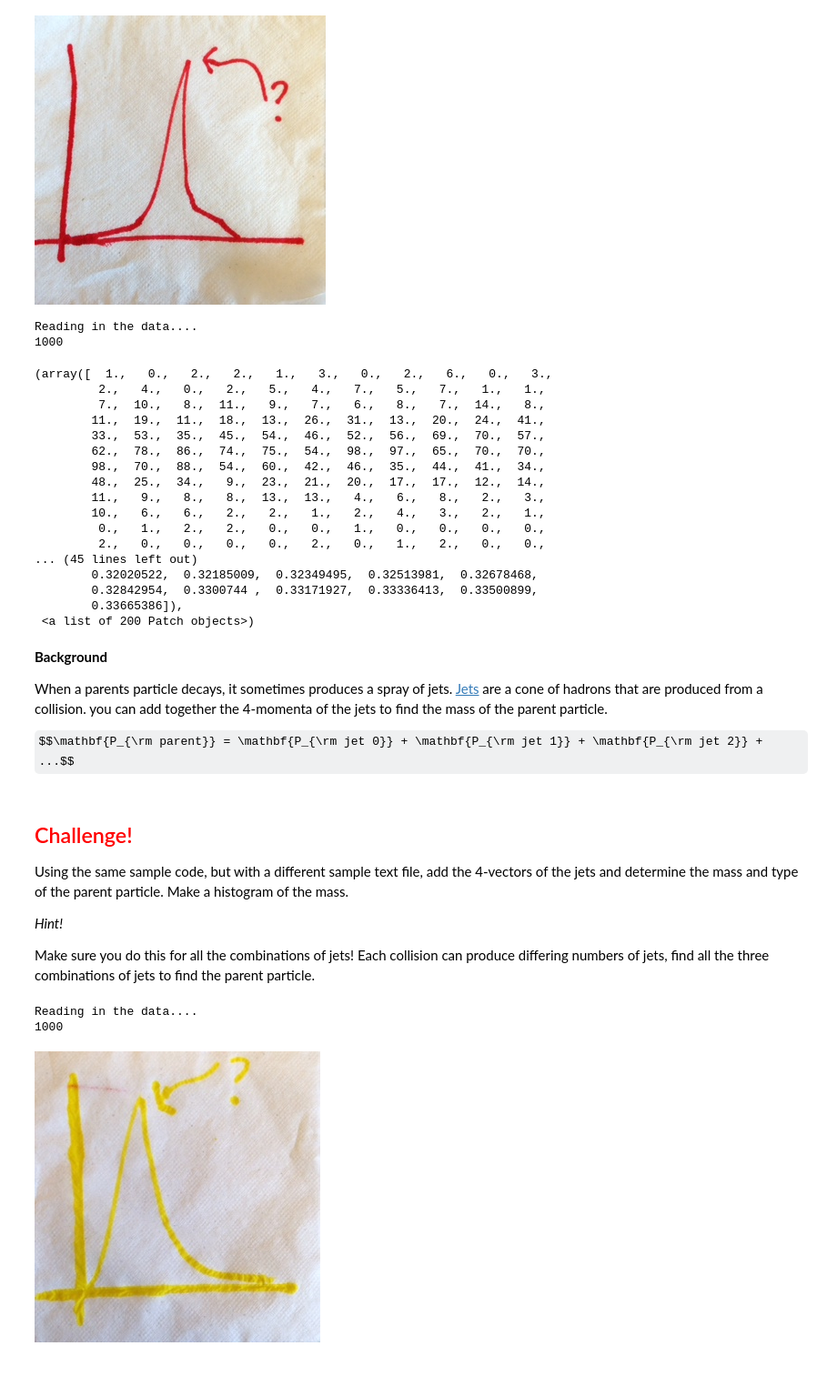
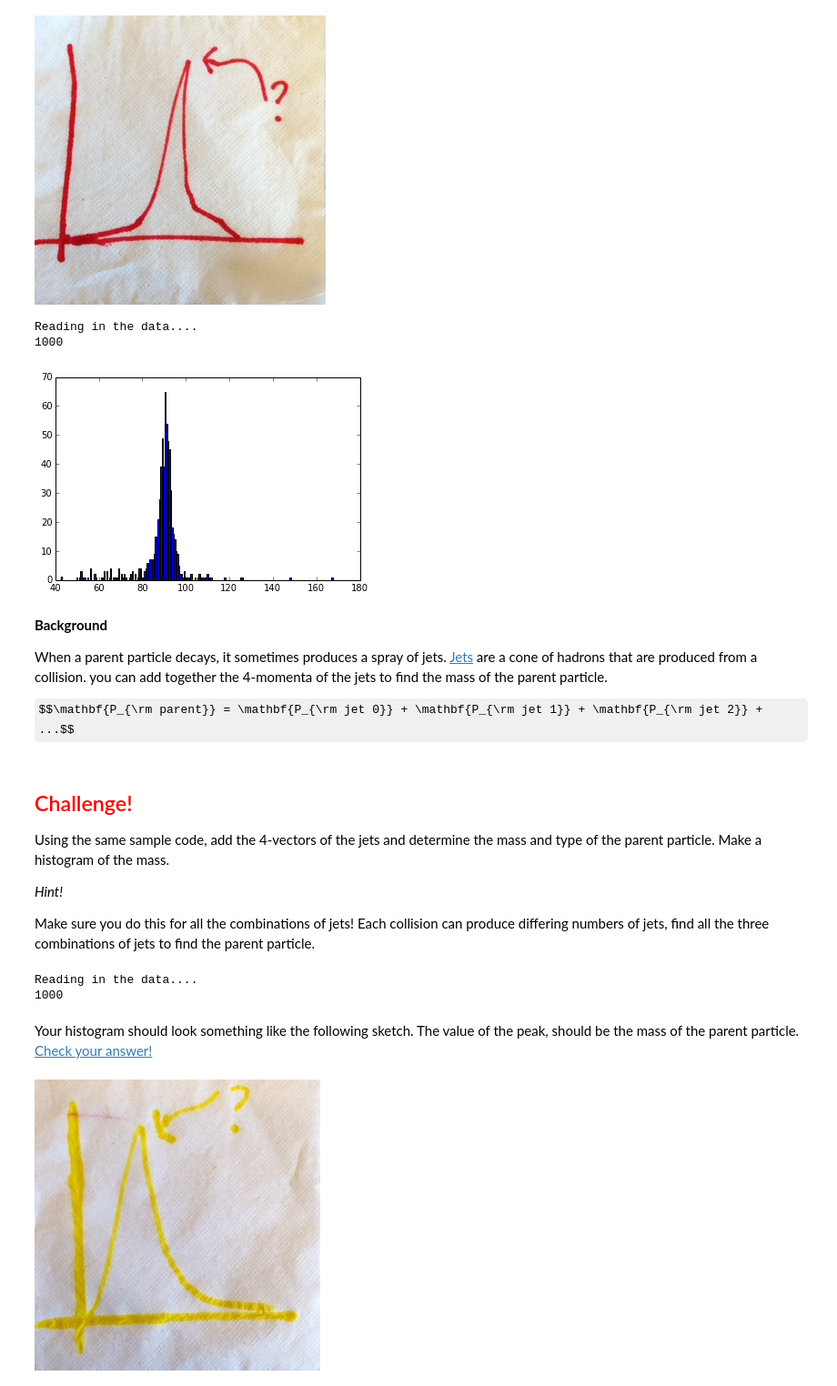
Before and after one commit to mattbellis/Siena_College_Amanda_Depoian, a Jupyter notebook: ppp_exercises/discovering_particles_0.ipynb, the cells around one changed output. Shown at 91% size. Saved outputs shown, nothing was run; the diff lists cells and outputs as text; code cells hidden in the pictures; some formulas as TeX source.

```diff
--- a/ppp_exercises/discovering_particles_0.ipynb
+++ b/ppp_exercises/discovering_particles_0.ipynb
@@ -189,68 +176,51 @@ Image(filename='z_sketch.jpeg')
 # %%
 #Your code here
 inFile = open("mc_dy_1000collisions.dat", "r")
 import cms_tools
+import matplotlib.pylab as plt
+% matplotlib inline
 print "Reading in the data...."
 collisions = cms_tools.get_collisions(inFile)
 
 print len(collisions)
 
-mass0 = []
-mass1 = []
+mass = []
 count = 0
 for collision in collisions:
 
     jets,muons,electrons,photons,met = collision
 
     count += 1
 
 # To find the mass of a muon
 
-    for muon in muons:
-        if len(muons) >= 1:
-            energy0,px0,py0,pz0,charge0 = muon
-            masssq0 = (energy0*energy0) - ((px0*px0) + (py0*py0) + (pz0*pz0))
-            if masssq0 > 0.0:
-                mass0.append(np.sqrt(masssq0))
-        if len(muons) == 2:
-            energy1,px1,py1,pz1,charge1 = muon
-            masssq1 = (energy1*energy1) - ((px1*px1) + (py1*py1) + (pz1*pz1))
-            if masssq1 > 0.0:
-                mass1.append(np.sqrt(masssq1))
-            mass = mass0 + mass1
+
+    if len(muons) == 2:
+
+        energy0,px0,py0,pz0,charge0 = muons[0]
+        energy1,px1,py1,pz1,charge1 = muons[1]
+        masssq = (energy0+energy1)**2 - ((px0+px1)**2 + (py0+py1)**2 + (pz0+pz1)**2)
+        if masssq > 0.0:
+            mass.append(np.sqrt(masssq))
 
 fig = plt.figure()
 plt.hist(mass,bins=200)
+
+plt.show()
 # %% [output]
 Reading in the data....
 1000
-(array([  1.,   0.,   2.,   2.,   1.,   3.,   0.,   2.,   6.,   0.,   3.,
-         2.,   4.,   0.,   2.,   5.,   4.,   7.,   5.,   7.,   1.,   1.,
-         7.,  10.,   8.,  11.,   9.,   7.,   6.,   8.,   7.,  14.,   8.,
-        11.,  19.,  11.,  18.,  13.,  26.,  31.,  13.,  20.,  24.,  41.,
-        33.,  53.,  35.,  45.,  54.,  46.,  52.,  56.,  69.,  70.,  57.,
-        62.,  78.,  86.,  74.,  75.,  54.,  98.,  97.,  65.,  70.,  70.,
-        98.,  70.,  88.,  54.,  60.,  42.,  46.,  35.,  44.,  41.,  34.,
-        48.,  25.,  34.,   9.,  23.,  21.,  20.,  17.,  17.,  12.,  14.,
-        11.,   9.,   8.,   8.,  13.,  13.,   4.,   6.,   8.,   2.,   3.,
-        10.,   6.,   6.,   2.,   2.,   1.,   2.,   4.,   3.,   2.,   1.,
-         0.,   1.,   2.,   2.,   0.,   0.,   1.,   0.,   0.,   0.,   0.,
-         2.,   0.,   0.,   0.,   0.,   2.,   0.,   1.,   2.,   0.,   0.,
-... (45 lines left out)
-        0.32020522,  0.32185009,  0.32349495,  0.32513981,  0.32678468,
-        0.32842954,  0.3300744 ,  0.33171927,  0.33336413,  0.33500899,
-        0.33665386]),
- <a list of 200 Patch objects>)
+[figure, added]
 # %% [markdown]
 <b>Background</b>
 
-When a parents particle decays, it sometimes produces a spray of jets.  <a href="http://en.wikipedia.org/wiki/Jet_(particle_physics)">Jets</a>  are a cone of hadrons that are produced from a collision.  you can add together the 4-momenta of the jets to find the mass of the parent particle.
+When a parent particle decays, it sometimes produces a spray of jets.  <a href="http://en.wikipedia.org/wiki/Jet_(particle_physics)">Jets</a>  are a cone of hadrons that are produced from a collision.  you can add together the 4-momenta of the jets to find the mass of the parent particle.
 
 $$\mathbf{P_{\rm parent}} = \mathbf{P_{\rm jet 0}} + \mathbf{P_{\rm jet 1}} + \mathbf{P_{\rm jet 2}} + ...$$
 # %% [markdown]
 <h2><font color="red">Challenge!</font></h2>
 
-Using the same sample code, but with a different sample text file,  add the 4-vectors of the jets and determine the mass and type of the parent particle. Make a histogram of the mass.
+Using the same sample code, add the 4-vectors of the jets and determine the mass and type of the parent particle. Make a histogram of the mass.
 
 <i>Hint!</i>
 
@@ -291,6 +261,8 @@ for collision in collisions:
 # %% [output]
 Reading in the data....
 1000
+# %% [markdown]
+Your histogram should look something like the following sketch. The value of the peak, should be the mass of the parent particle. <a href="http://en.wikipedia.org/wiki/Top_quark">Check your answer!</a>
 # %%
 from IPython.display import Image
 Image(filename='top_sketch.jpeg')
```
Also changed, not shown: parts of 3 cells of this notebook.
